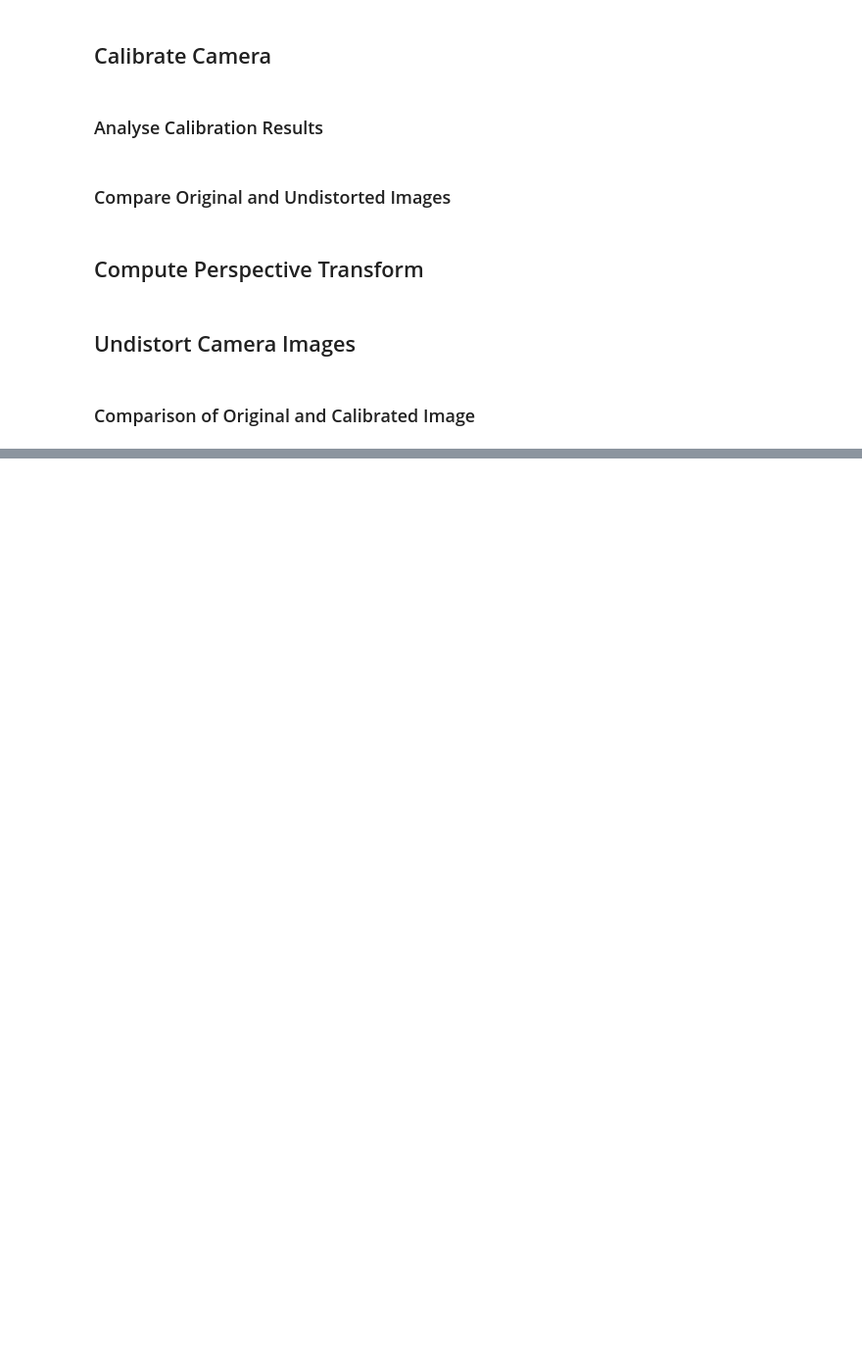
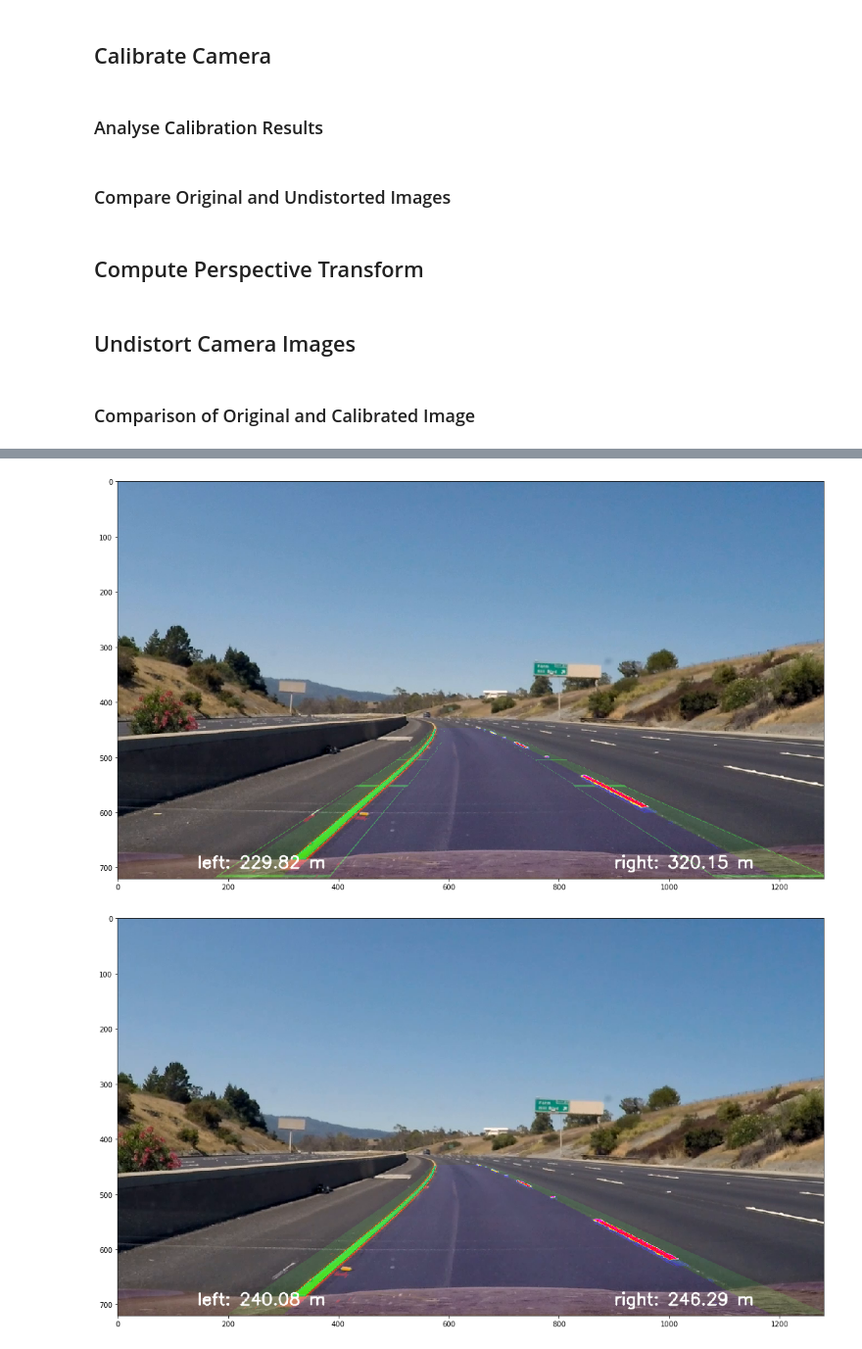
Before and after one commit to twildhage/AdvancedLaneFinding, a Jupyter notebook: notebook.ipynb, the cells around one changed output, grey strips where cells are left out. Shown at 98% size. Cells and saved outputs as stored; diff of their text form; code cells hidden in the pictures; blank space fills up the shorter version.

```diff
--- a/notebook.ipynb
+++ b/notebook.ipynb
@@ -197,0 +397,29 @@ plt.show()
+# %%
+class Lane():
+
+    def __init__(self):
+
+        self.left_fit = []
+        self.right_fit = []
+
+        self.linesearch_initialized = False
+        # was the line detected in the last iteration?
+        self.detected = False
+        # x values of the last n fits of the line
+        self.recent_xfitted = []
+        #average x values of the fitted line over the last n iterations
+        self.bestx = None
+        #polynomial coefficients averaged over the last n iterations
+        self.best_fit = None
+        #polynomial coefficients for the most recent fit
+        self.current_fit = [np.array([False])]
+        #radius of curvature of the line in some units
+        self.radius_of_curvature = None
+        #distance in meters of vehicle center from the line
+        self.line_base_pos = None
+        #difference in fit coefficients between last and new fits
+        self.diffs = np.array([0,0,0], dtype='float')
+        #x values for detected line pixels
+        self.allx = None
+        #y values for detected line pixels
+        self.ally = None
@@ -198,5 +644,9 @@ plt.show()
 # %%
-result, _ = pl.random_affine_transformation(img, 0, shear_range=600)
-fig = plt.figure(figsize=(18,10))
-plt.imshow(result)
-plt.show()
+for frame in frames:
+
+    plt.figure(figsize=(18,18))
+    plt.imshow(frame)
+    plt.show()
+# %% [output]
+[figure, added]
+[figure, added]
```
Also changed, not shown: parts of 25 cells of this notebook, 1 other file.
